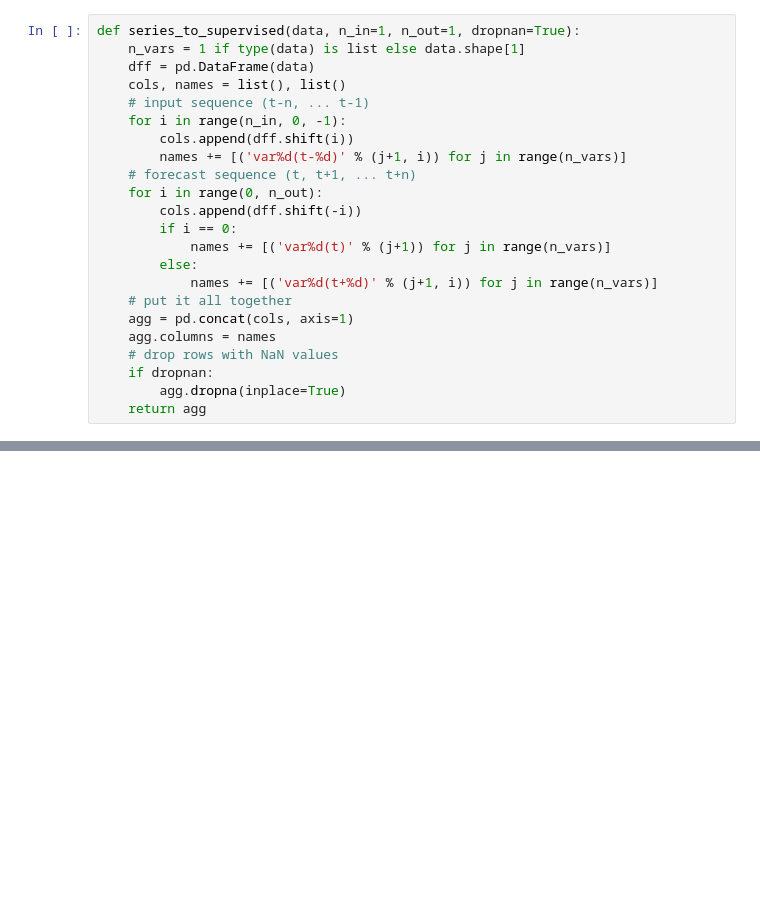
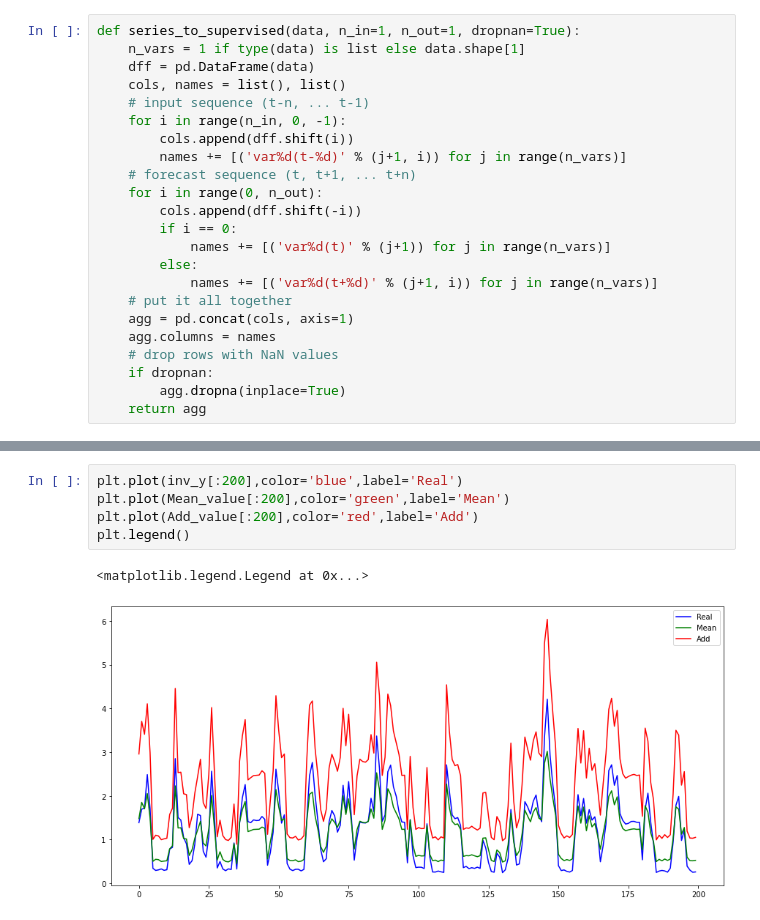
Before and after one commit to gitwetguy/Household_power_prediction, a Jupyter notebook: Household_power_prediciton.ipynb, the cells around one changed output, grey strips where cells are left out. Drawn from its saved outputs; the diff is of its cells as text; blank space fills up the shorter version.

```diff
--- a/Household_power_prediciton.ipynb
+++ b/Household_power_prediciton.ipynb
@@ -292,0 +403,8 @@ plt.show()
+# %%
+plt.plot(inv_y[:200],color='blue',label='Real')
+plt.plot(Mean_value[:200],color='green',label='Mean')
+plt.plot(Add_value[:200],color='red',label='Add')
+plt.legend()
+# %% [output]
+<matplotlib.legend.Legend at 0x...>
+[figure, added]
```
Also changed, not shown: parts of 23 cells of this notebook.
